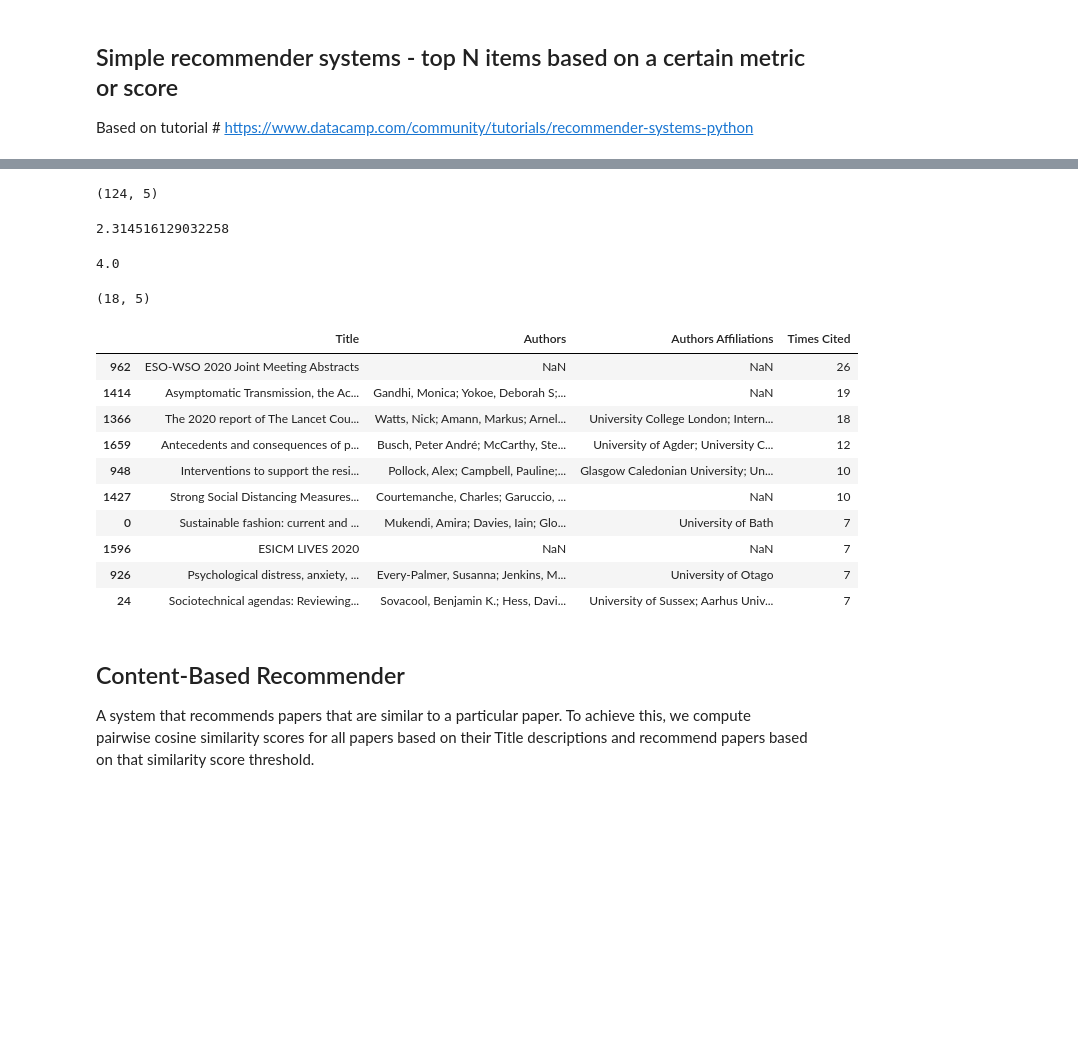
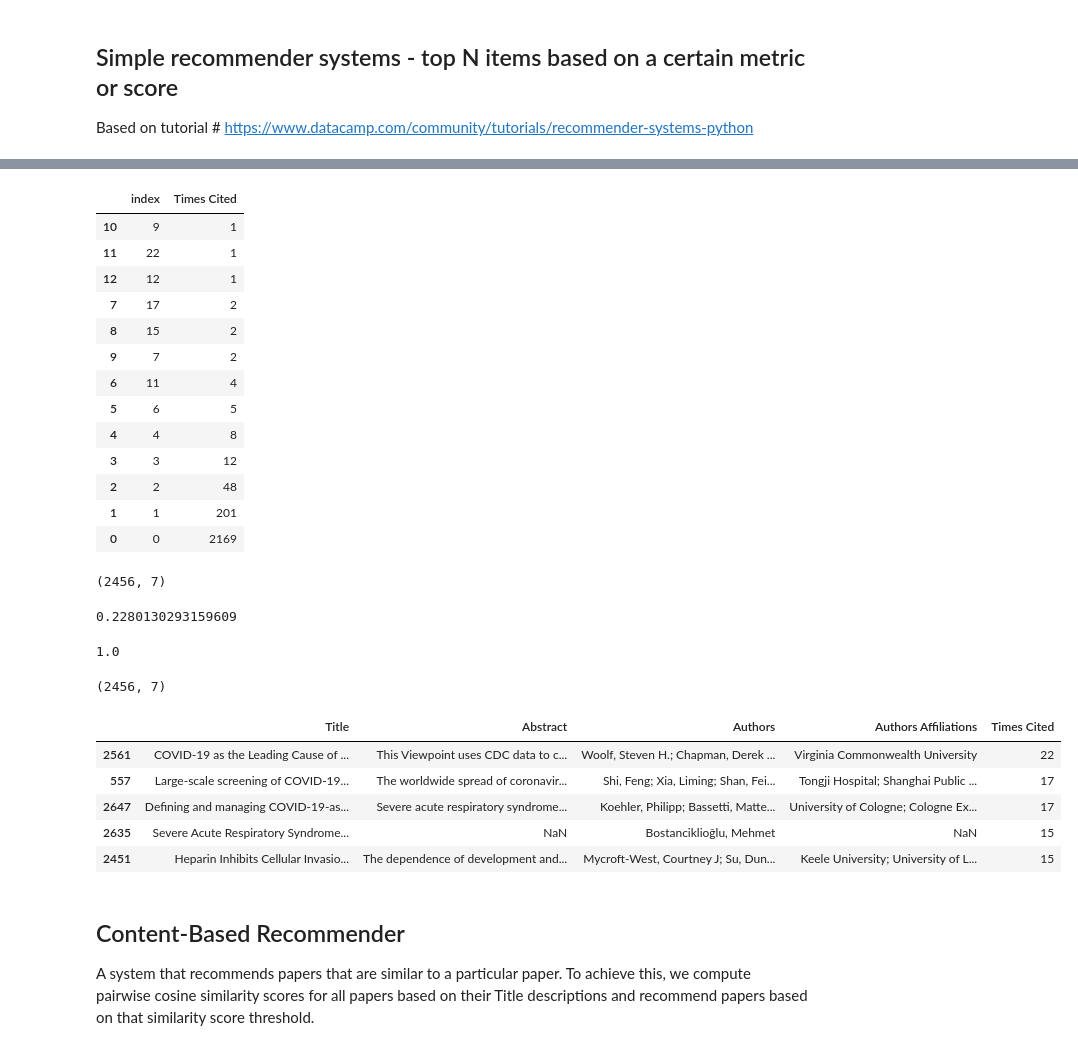
Before and after one commit to CazMayhem/Social-Information-Network-Analysis, a Jupyter notebook: notebooks/SINA_Citation_Listing_NLP.ipynb, the cells around one changed output, grey strips where cells are left out. Saved outputs shown, nothing was run; the diff lists cells and outputs as text; code cells hidden in the pictures; blank space fills up the shorter version.

```diff
--- a/notebooks/SINA_Citation_Listing_NLP.ipynb
+++ b/notebooks/SINA_Citation_Listing_NLP.ipynb
@@ -159,6 +239,6 @@ memory usage: 234.5+ KB
 # %%
 # Extract only the useful dimensions
-df_cit_dv = data[['Title','Abstract','Authors','Authors Affiliations - Name of Research organization','Times cited']].copy()
-df_cit_dv.columns = ['Title','Abstract','Authors','Authors Affiliations','Times Cited']
-df_cit_dv.head(3)
+df_citat = df_data_fix[['Publication ID','Title','Abstract','Authors','Authors Affiliations - Name of Research organization','Times cited','Cited references']].copy()
+df_citat.columns = ['Publication ID','Title','Abstract','Authors','Authors Affiliations','Times Cited','Cited references']
+df_citat.head(3)
 # %% [output]
@@ -169,29 +249,47 @@ df_cit_dv.head(3)
+# %%
+df_citat['Times Cited'].value_counts().reset_index().sort_values('Times Cited',ascending=True)
+# %% [output]
+|  | index | Times Cited |
+| 10 | 9 | 1 |
+| 11 | 22 | 1 |
+| 12 | 12 | 1 |
+| 7 | 17 | 2 |
+| 8 | 15 | 2 |
+| 9 | 7 | 2 |
+| 6 | 11 | 4 |
+| 5 | 6 | 5 |
+| 4 | 4 | 8 |
+| 3 | 3 | 12 |
+| 2 | 2 | 48 |
+| 1 | 1 | 201 |
+| 0 | 0 | 2169 |
 # %%
 # remove any where Citation counts = 0
-df_cit_dv = df_cit_dv[df_cit_dv['Times Cited']>0]
+# df_cit_dv = df_cit_dv[df_cit_dv['Times Cited']>'0']
 
-df_cit_dv.to_csv('../csv-files/Citations_DV_Aust_Google_small.csv')
-df_cit_dv.shape
+csv_file = 'Dimensions-Publication_small.csv'
+df_citat.to_csv('../csv-files/' + csv_file)
+df_citat.shape
 # %% [output]
-(124, 5)
+(2456, 7)
 # %%
 # Calculate mean of Times Cited
-C = df_cit_dv['Times Cited'].mean()
+C = df_citat['Times Cited'].mean()
 print(C)
 # %% [output]
-2.314516129032258
+0.2280130293159609
 # %%
 # Calculate the minimum number of citations required to be in the chart, m
-m = df_cit_dv['Times Cited'].quantile(0.90)
+m = df_citat['Times Cited'].quantile(0.90)
 print(m)
 # %% [output]
-4.0
+1.0
 # %%
 # Filter out all qualified papers into a new DataFrame
-q_cit_dv = df_cit_dv.copy().loc[df_cit_dv['Times Cited'] >= m]
-q_cit_dv.shape
+# df_citat = df_citat.copy().loc[df_citat['Times Cited'] >= m]
+df_citat.shape
 # %% [output]
-(18, 5)
+(2456, 7)
 # %%
 # Function that computes the weighted rating of each paper
 def weighted_rating(x, m=m, C=C):
@@ -202,25 +300,20 @@ def weighted_rating(x, m=m, C=C):
     return v
 
 # Define a new feature 'score' and calculate its value with `weighted_rating()`
-q_cit_dv['score'] = q_cit_dv.apply(weighted_rating, axis=1)
+df_citat['score'] = df_citat.apply(weighted_rating, axis=1)
 # %%
 #Sort movies based on score calculated above
-q_cit_dv = q_cit_dv.sort_values('score', ascending=False)
+df_citat = df_citat.sort_values('score', ascending=False)
 
 #Print the top 15 movies
-q_cit_dv[['Title','Authors','Authors Affiliations','Times Cited']].head(10)
+df_citat[['Title','Abstract','Authors','Authors Affiliations','Times Cited']].head(5)
 # %% [output]
-|  | Title | Authors | Authors Affiliations | Times Cited |
-| 962 | ESO-WSO 2020 Joint Meeting Abstracts | NaN | NaN | 26 |
-| 1414 | Asymptomatic Transmission, the Ac... | Gandhi, Monica; Yokoe, Deborah S;... | NaN | 19 |
-| 1366 | The 2020 report of The Lancet Cou... | Watts, Nick; Amann, Markus; Arnel... | University College London; Intern... | 18 |
-| 1659 | Antecedents and consequences of p... | Busch, Peter André; McCarthy, Ste... | University of Agder; University C... | 12 |
-| 948 | Interventions to support the resi... | Pollock, Alex; Campbell, Pauline;... | Glasgow Caledonian University; Un... | 10 |
-| 1427 | Strong Social Distancing Measures... | Courtemanche, Charles; Garuccio, ... | NaN | 10 |
-| 0 | Sustainable fashion: current and ... | Mukendi, Amira; Davies, Iain; Glo... | University of Bath | 7 |
-| 1596 | ESICM LIVES 2020 | NaN | NaN | 7 |
-| 926 | Psychological distress, anxiety, ... | Every-Palmer, Susanna; Jenkins, M... | University of Otago | 7 |
-| 24 | Sociotechnical agendas: Reviewing... | Sovacool, Benjamin K.; Hess, Davi... | University of Sussex; Aarhus Univ... | 7 |
+|  | Title | Abstract | Authors | Authors Affiliations | Times Cited |
+| 2561 | COVID-19 as the Leading Cause of ... | This Viewpoint uses CDC data to c... | Woolf, Steven H.; Chapman, Derek ... | Virginia Commonwealth University | 22 |
+| 557 | Large-scale screening of COVID-19... | The worldwide spread of coronavir... | Shi, Feng; Xia, Liming; Shan, Fei... | Tongji Hospital; Shanghai Public ... | 17 |
+| 2647 | Defining and managing COVID-19-as... | Severe acute respiratory syndrome... | Koehler, Philipp; Bassetti, Matte... | University of Cologne; Cologne Ex... | 17 |
+| 2635 | Severe Acute Respiratory Syndrome... | NaN | Bostanciklioğlu, Mehmet | NaN | 15 |
+| 2451 | Heparin Inhibits Cellular Invasio... | The dependence of development and... | Mycroft-West, Courtney J; Su, Dun... | Keele University; University of L... | 15 |
 # %% [markdown]
 ## Content-Based Recommender
 A system that recommends papers that are similar to a particular paper. To achieve this, we compute pairwise cosine similarity scores for all papers based on their Title descriptions and recommend papers based on that similarity score threshold.
```
Also changed, not shown: parts of 38 cells of this notebook.
